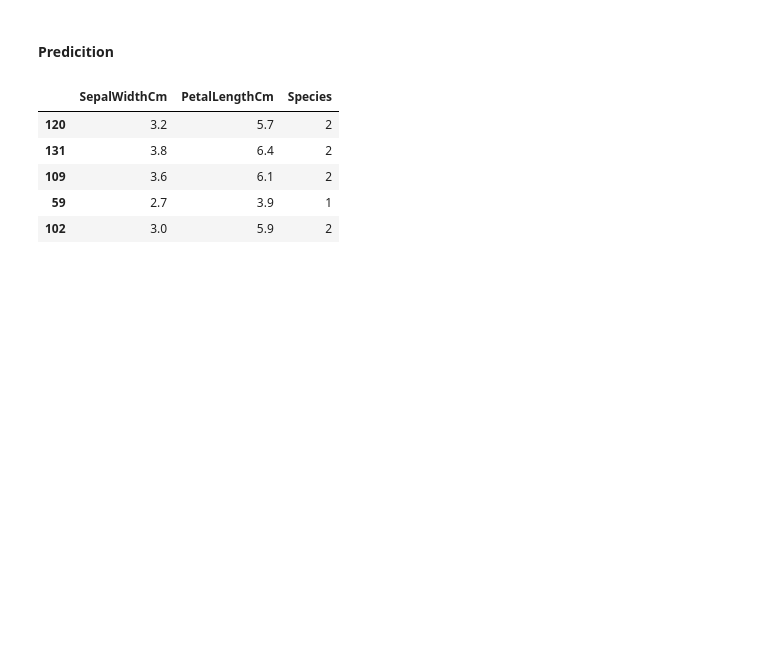
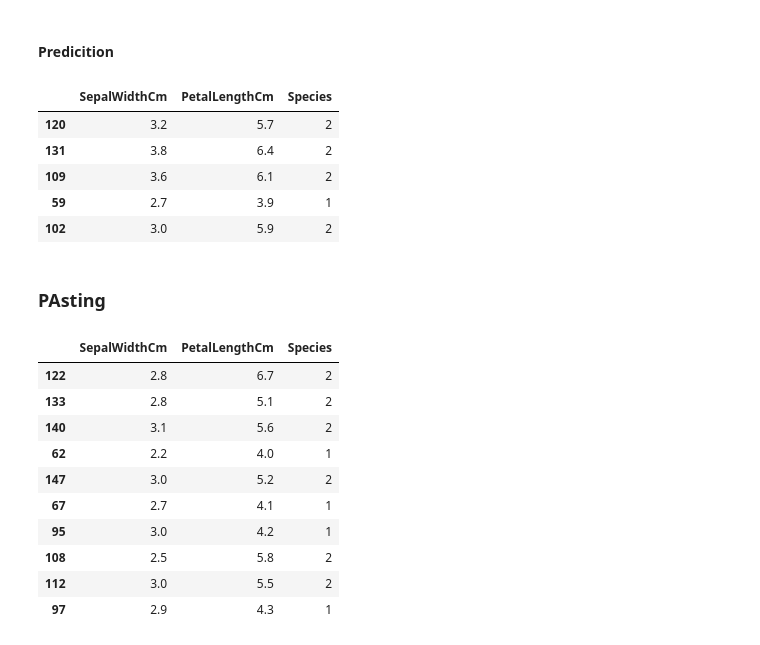
Before and after one commit to rudratailor1836/Machine-Learning, a Jupyter notebook: Ensemble-Learning/bagging-learning.ipynb, the cells around one changed output. Saved outputs shown, nothing was run; the diff lists cells and outputs as text; code cells hidden in the pictures; blank space fills up the shorter version.

```diff
--- a/Ensemble-Learning/bagging-learning.ipynb
+++ b/Ensemble-Learning/bagging-learning.ipynb
@@ -196,3 +196,5 @@ df_test
 | 109 | 3.6 | 6.1 | 2 |
 | 59 | 2.7 | 3.9 | 1 |
 | 102 | 3.0 | 5.9 | 2 |
+# %% [markdown]
+### PAsting
@@ -198,0 +203,14 @@ df_test
+# %%
+df_train
+# %% [output]
+|  | SepalWidthCm | PetalLengthCm | Species |
+| 122 | 2.8 | 6.7 | 2 |
+| 133 | 2.8 | 5.1 | 2 |
+| 140 | 3.1 | 5.6 | 2 |
+| 62 | 2.2 | 4.0 | 1 |
+| 147 | 3.0 | 5.2 | 2 |
+| 67 | 2.7 | 4.1 | 1 |
+| 95 | 3.0 | 4.2 | 1 |
+| 108 | 2.5 | 5.8 | 2 |
+| 112 | 3.0 | 5.5 | 2 |
+| 97 | 2.9 | 4.3 | 1 |
```
Also changed, not shown: parts of 10 cells of this notebook.
